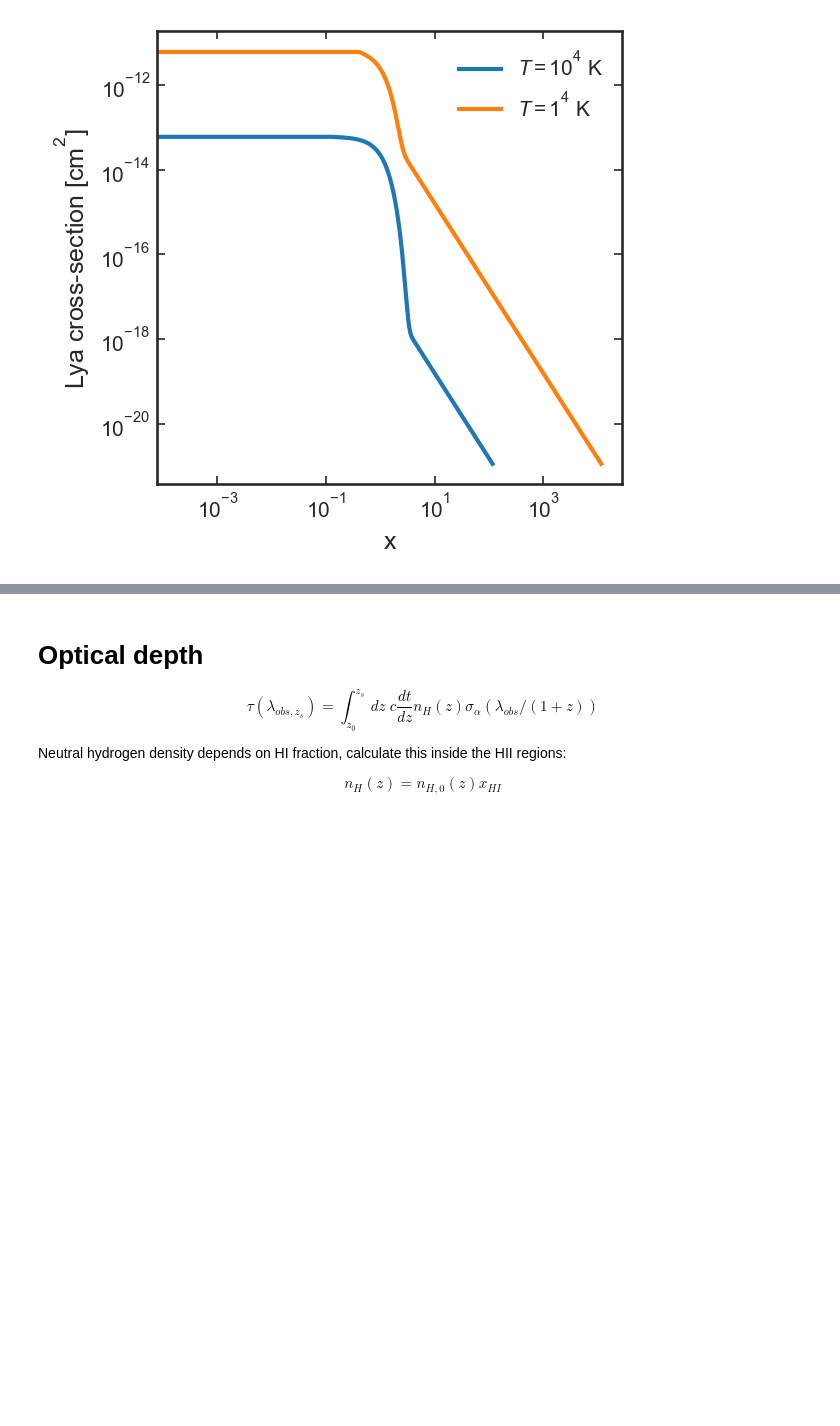
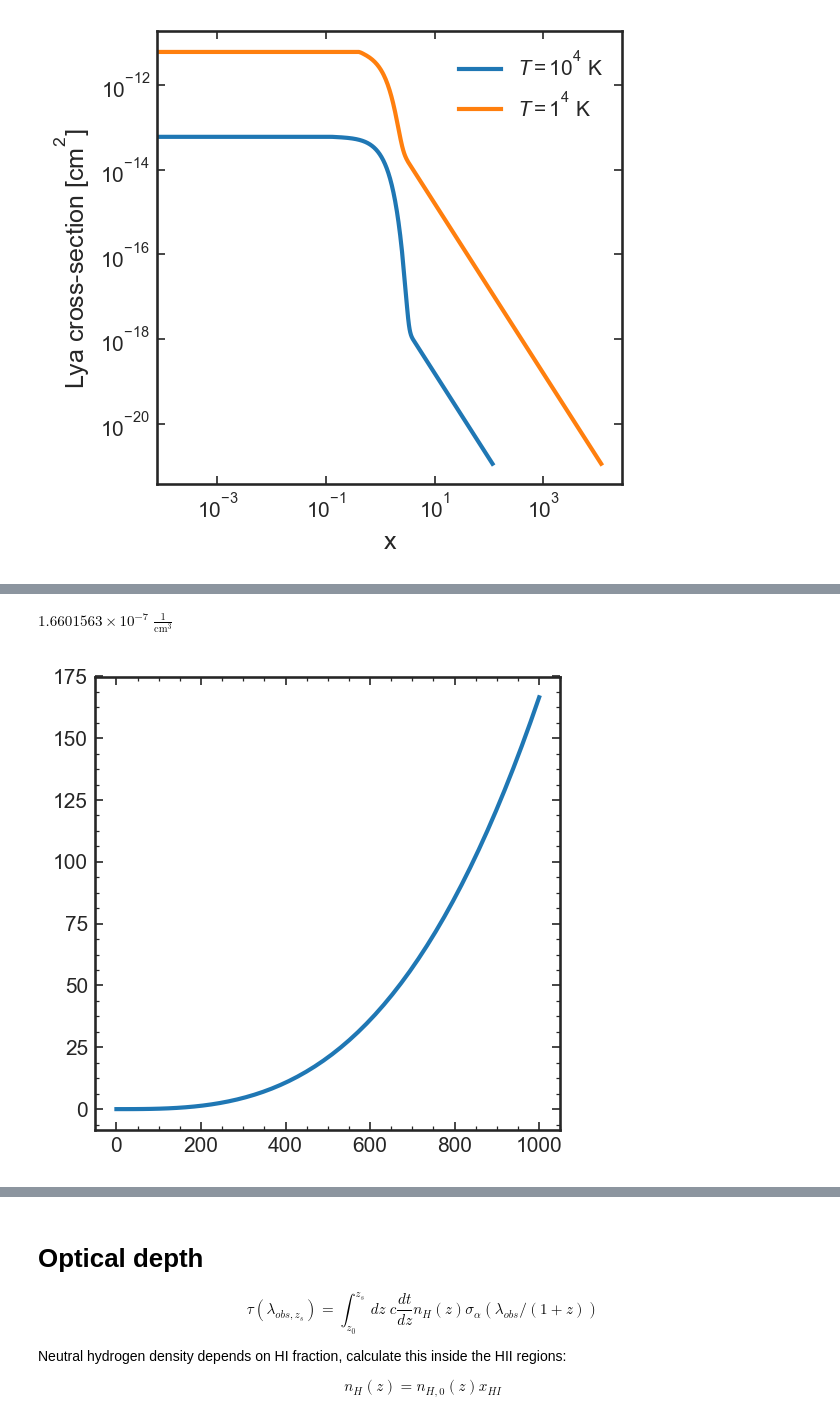
Before and after one commit to charlottenosam/LyaLineshapes, a Jupyter notebook: notebooks/bubble_size_lya_DV.ipynb, the cells around one changed output, grey strips where cells are left out. Cells and saved outputs as stored; diff of their text form; code cells hidden in the pictures; blank space fills up the shorter version.

```diff
--- a/notebooks/bubble_size_lya_DV.ipynb
+++ b/notebooks/bubble_size_lya_DV.ipynb
@@ -168,0 +274,10 @@ Text(0, 0.5, 'Lya cross-section [cm$^2$]')
+# %%
+ztab = np.linspace(0., 1000)
+
+# plt.plot(ztab, Planck15.H(ztab))
+plt.plot(ztab, n_H(ztab))
+
+n_H(0.)
+# %% [output]
+$1.6601563 \times 10^{-7} \; \mathrm{\frac{1}{cm^{3}}}$
+[figure, added]
```
Also changed, not shown: parts of 37 cells of this notebook, 6 other files.
